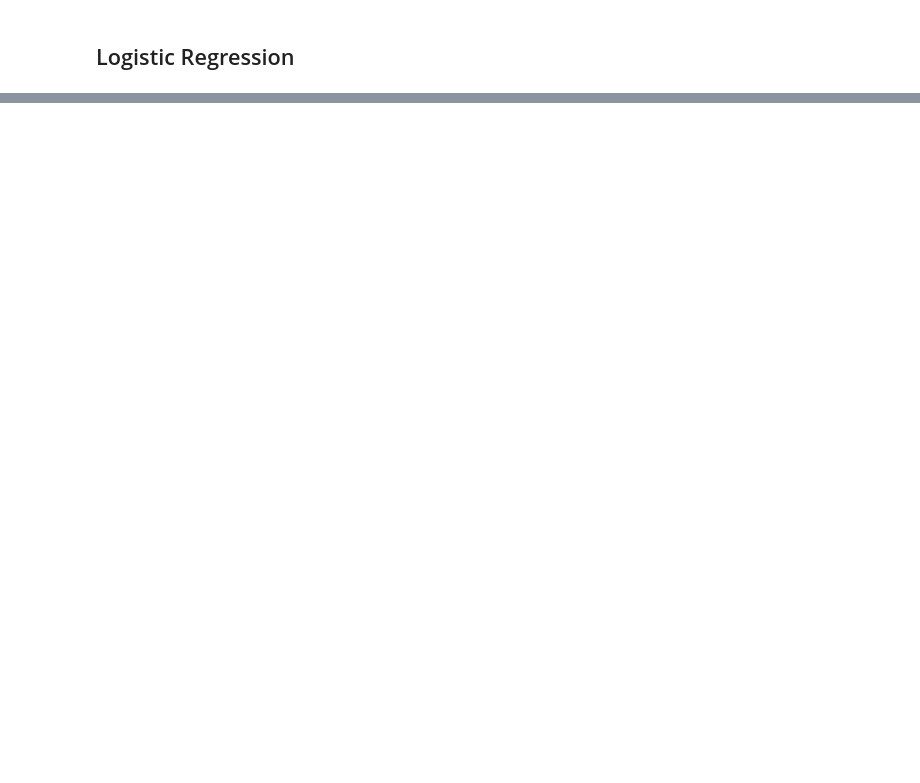
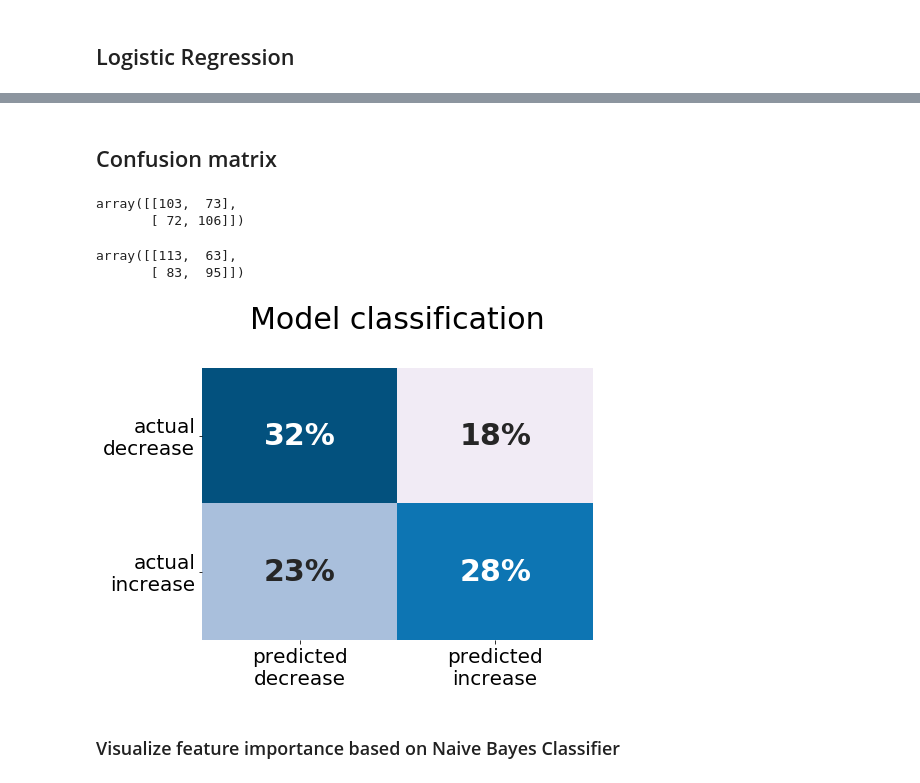
Before and after one commit to apy444/nlp_sentiment_business_articles, a Jupyter notebook: Technical_notebook.ipynb, the cells around one changed output, grey strips where cells are left out. Drawn from its saved outputs; the diff is of its cells as text; code cells hidden in the pictures; blank space fills up the shorter version.

```diff
--- a/Technical_notebook.ipynb
+++ b/Technical_notebook.ipynb
@@ -229,0 +399,7 @@ feat_imp_forest.head(20)
+# %%
+#save the fitted model
+with open('svm_model.sav', 'wb') as file:
+    pickle.dump(svm_grid.best_estimator_, file)
+# %%
+with open('svm_model.sav', 'rb') as file:
+    svm_model = pickle.load(file)
@@ -229,0 +472,8 @@ feat_imp_forest.head(20)
+# %%
+#save the fitted model
+with open('mnb_model.sav', 'wb') as file:
+    pickle.dump(mnb_grid.best_estimator_, file)
+# %%
+#import the fitted model
+with open('mnb_model.sav', 'rb') as file:
+    mnb_model = pickle.load(file)
@@ -229,0 +612,57 @@ feat_imp_forest.head(20)
+# %% [markdown]
+## Confusion matrix
+# %%
+from sklearn.metrics import confusion_matrix
+# svm
+cnf_matrix = confusion_matrix(y_test, svm_grid.predict(test_data_features))
+cnf_matrix
+# %% [output]
+array([[103,  73],
+       [ 72, 106]])
+# %%
+# naiv bayes
+cnf_matrix = confusion_matrix(y_test, nb_grid.predict(test_data_features))
+cnf_matrix
+# %% [output]
+array([[113,  63],
+       [ 83,  95]])
+# %%
+from sklearn.metrics import confusion_matrix
+import seaborn as sns
+import matplotlib.pyplot as plt
+%matplotlib inline
+
+def plot_confusion_matrix(y_test, features, model, palname):
+    '''
+    This function plots a confusion matrix for the specified model and drug.
+    Parameters
+    ----------
+        y_test: DataFrame or series, test set of target values
+        features: DataFrame or series, test set of features
+        model: model (best estimator) used
+        palname: seaborn palette name
+    Returns
+    -------
+    Confusion Matrix showing the percentages for each TP, FP, TN, FN
+    '''
+#     matrix = confusion_matrix(y_test, model.best_estimator_.predict(features))
+    matrix = confusion_matrix(y_test, model.predict(features))
+    matrix = matrix / matrix.astype(np.float).sum()
+    df_matrix = pd.DataFrame(matrix,
+                             columns=['predicted\ndecrease', 'predicted\nincrease'],
+                             index=['actual\ndecrease', 'actual\nincrease'])
+    plt.figure(figsize=(7, 5))
+    col = sns.color_palette(palname, 10)
+    sns.heatmap(df_matrix, annot=True,
+                fmt='.0%', cmap=col, cbar=False,
+                annot_kws={"size": 30, 'weight':'bold',
+                           'fontname':'AppleGothic'})
+    plt.title(f'Model classification\n', fontsize=30)
+    plt.yticks(rotation=0, fontsize=20)
+    plt.xticks(fontsize=20)
+
+plot_confusion_matrix(y_test, test_data_features, mnb_model, 'PuBu')
+# %% [output]
+[figure, added]
+# %% [markdown]
+### Visualize feature importance based on Naive Bayes Classifier
```
Also changed, not shown: parts of 81 cells of this notebook.
